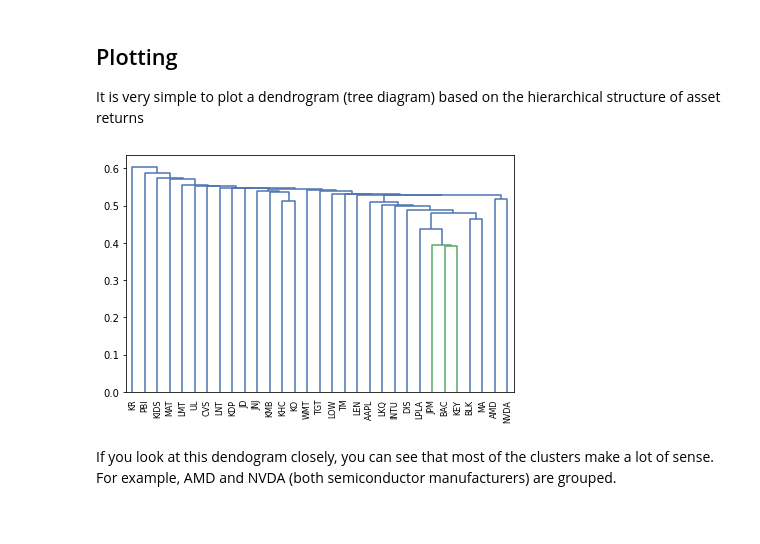
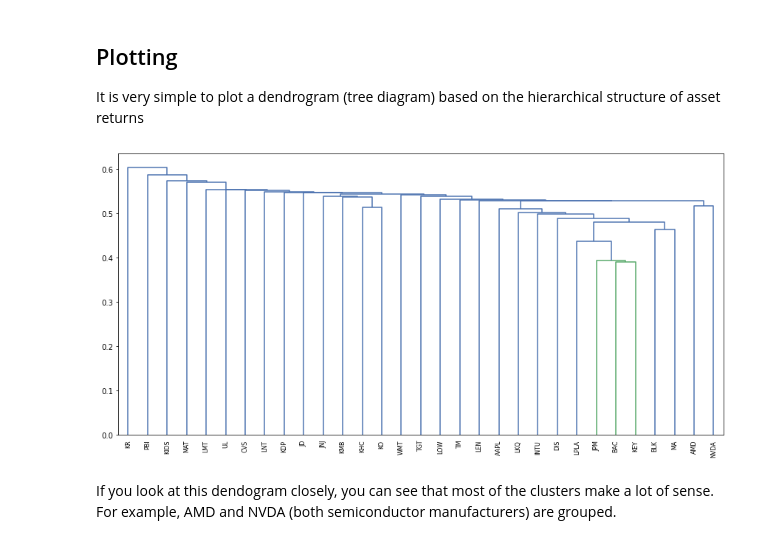
Before and after one commit to AndreyRzhaksinskiy/Learning-ML-for-trading, a Jupyter notebook: PyPortfolioOpt/5-Hierarchical-Risk-Parity.ipynb, the cells around one changed output. Cells and saved outputs as stored; diff of their text form; code cells hidden in the pictures.

```diff
--- a/PyPortfolioOpt/5-Hierarchical-Risk-Parity.ipynb
+++ b/PyPortfolioOpt/5-Hierarchical-Risk-Parity.ipynb
@@ -137,9 +137,9 @@ It is very simple to plot a dendrogram (tree diagram) based on the hierarchical
 # %%
 from pypfopt import plotting
 
-# figure(figsize=(20, 12))
+figure(figsize=(12, 6))
 plotting.plot_dendrogram(hrp);
 # %% [output]
-[figure, old version]
+[figure, new version]
 # %% [markdown]
 If you look at this dendogram closely, you can see that most of the clusters make a lot of sense. For example, AMD and NVDA (both semiconductor manufacturers) are grouped.
```
Also changed, not shown: parts of 5 cells of this notebook.
